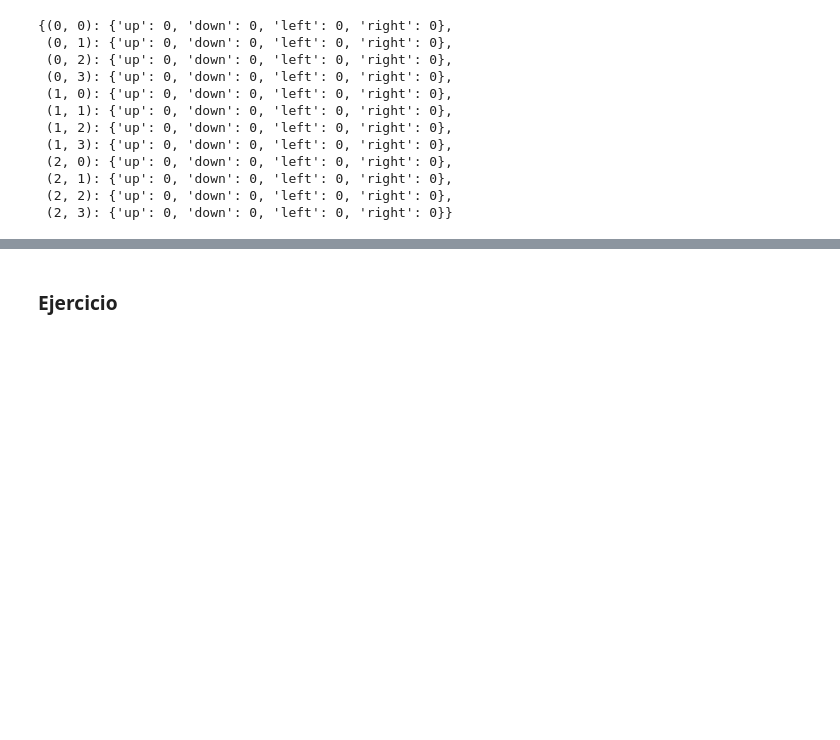
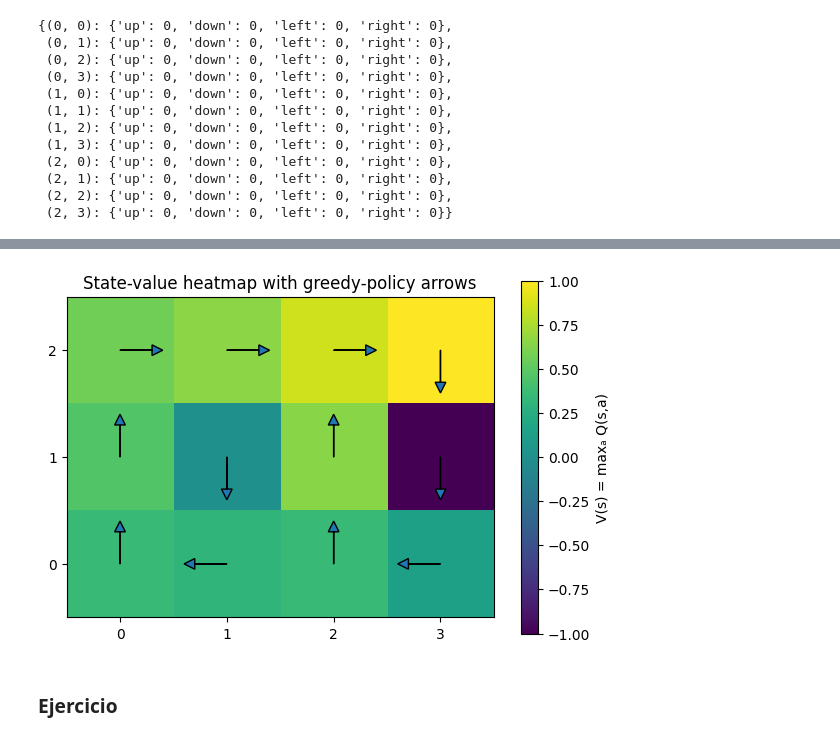
Before and after one commit to contepablod/ML_Bourbaki, a Jupyter notebook: Semana5-1/intro_QLearning.ipynb, the cells around one changed output, grey strips where cells are left out. Drawn from its saved outputs; the diff is of its cells as text; code cells hidden in the pictures; blank space fills up the shorter version.

```diff
--- a/Semana5-1/intro_QLearning.ipynb
+++ b/Semana5-1/intro_QLearning.ipynb
@@ -77,9 +77,9 @@ import numpy as np
 # %%
 BOARD_ROWS = 3
 BOARD_COLS = 4
-WIN_STATE = (0, 3)
+WIN_STATE = (2, 3)
 LOSE_STATE = (1, 3)
-START = (2, 0)
+START = (0, 0)
 DETERMINISTIC = False
 # %% [markdown]
 ### Definición
@@ -360,3 +365,46 @@ ag.Q_values
+# %%
+import matplotlib.pyplot as plt
+
+rows = max(r for r,c in ag.Q_values) + 1
+cols = max(c for r,c in ag.Q_values) + 1
+
+# build V(s) and best‐action map
+V = np.zeros((rows, cols))
+best = {}
+for (r,c), actions in ag.Q_values.items():
+    # best action name
+    a_star = max(actions, key=actions.get)
+    best[(r,c)] = a_star
+    V[r,c] = actions[a_star]
+
+# map actions to arrow vectors (dx, dy)
+action_vec = {
+    'up':    ( 0,  1),
+    'down':  ( 0, -1),
+    'left':  (-1,  0),
+    'right': ( 1,  0),
+}
+
+plt.figure(figsize=(6,4))
+
+# 1) plot heatmap of V
+plt.imshow(V, origin='upper', interpolation='nearest')
+plt.colorbar(label='V(s) = maxₐ Q(s,a)')
+
+# 2) overlay arrows for the greedy policy
+for (r,c), a in best.items():
+    dx, dy = action_vec[a]
+    # note: in image coords x=c, y=r; invert dy because image y grows downward
+    plt.arrow(c, r, dx*0.3, -dy*0.3,
+              head_width=0.1, head_length=0.1)
+
+plt.xticks(range(cols)); plt.yticks(range(rows))
+plt.gca().invert_yaxis()
+plt.title('State‐value heatmap with greedy‐policy arrows')
+plt.tight_layout()
+plt.show()
+# %% [output]
+[figure, added]
 # %% [markdown]
 ### Ejercicio
 # %% [markdown]
```
Also changed, not shown: parts of 8 cells of this notebook.
